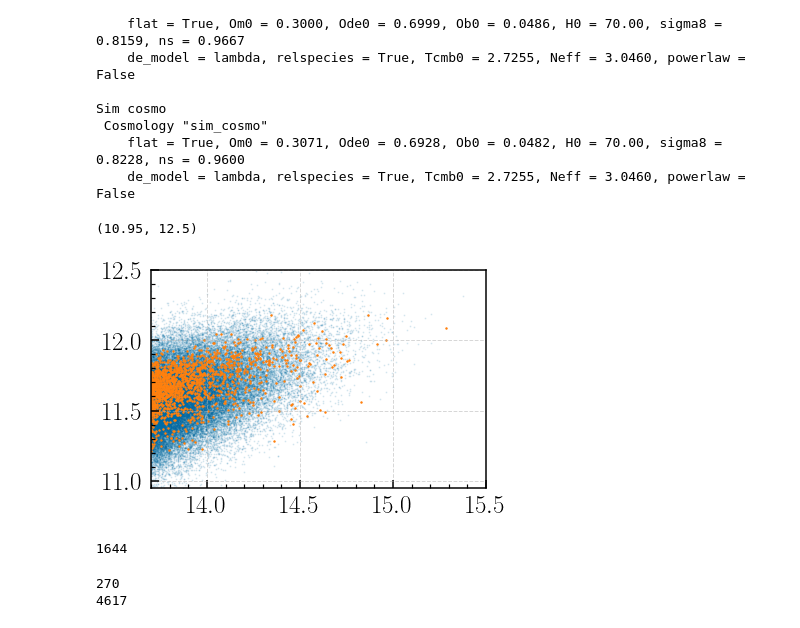
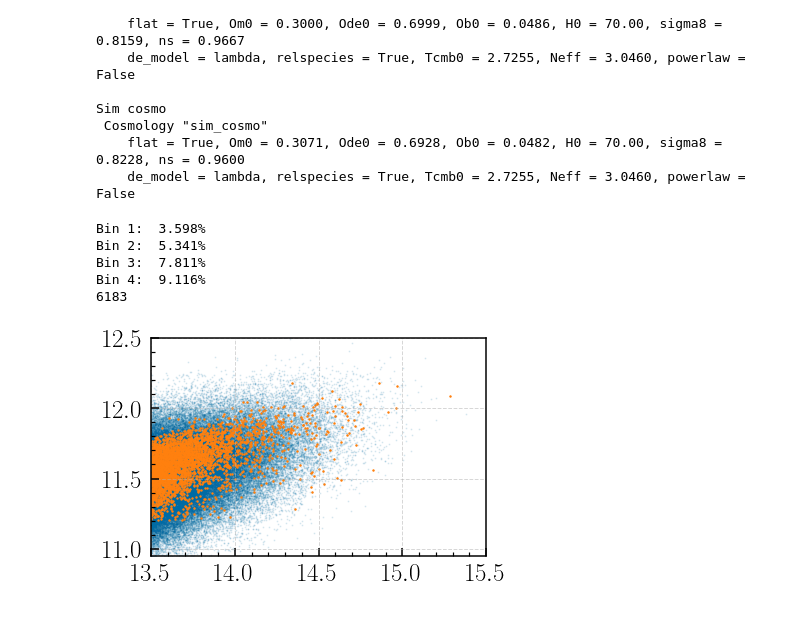
Before and after one commit to dr-guangtou/jianbing, a Jupyter notebook: notebooks/figure/figD1.ipynb, the cells around one changed output. Cells and saved outputs as stored; diff of their text form; code cells hidden in the pictures.

```diff
--- a/notebooks/figure/figD1.ipynb
+++ b/notebooks/figure/figD1.ipynb
@@ -344,7 +354,7 @@ Sim cosmo
     de_model = lambda, relspecies = True, Tcmb0 = 2.7255, Neff = 3.0460, powerlaw = False
 # %%
 # Halo catalog
-halo_cat = np.load(os.path.join(data_dir, 'mdpl2_halos_0.7333_reduced_logmvir_13.npy'))
+halo_cat = np.load(os.path.join(data_dir, 'mdpl2_halos_0.7333_reduced_logmpeak_13.npy'))
 halo_cat_new = rfn.rename_fields(halo_cat, {'halo_x': 'x', 'halo_y': 'y', 'halo_z': 'z'})
 
 # Downsampled particle files
@@ -354,17 +364,42 @@ particles = np.vstack([ptcl_cat["x"], ptcl_cat["y"], ptcl_cat["z"]]).T
 
 sim_dsig_all = Table.read(os.path.join(sim_dir, 'sim_merge_all_dsig.fits'))
 # %%
-alpha, pi = 0.4, 6.05
+alpha, pi = 0.34, 6.88
 sigms = 0.2
 
-logms = np.random.normal(loc=(alpha * np.log10(halo_cat['Mvir']) + pi), scale=sigms)
+logms = np.random.normal(loc=(alpha * np.log10(halo_cat['Mpeak']) + pi), scale=sigms)
 
 plt.scatter(np.log10(halo_cat['Mvir']), logms, alpha=0.1, s=1)
 
 plt.scatter(hsc_pre['logmh_vir_plane'], hsc_pre['logm_100'], s=2)
 
-plt.xlim(13.7, 15.5)
+plt.xlim(13.5, 15.5)
 plt.ylim(10.95, 12.5)
+
+mock_cat = Table(copy.deepcopy(halo_cat_new))
+mock_cat['logms'] = logms
+mock_cat.sort('logms')
+mock_cat.reverse()
+
+bin_edges = [0, 1334, 6277, 22523, 50869]
+mock_bin_1 = mock_cat[bin_edges[0]: bin_edges[1]]
+mock_bin_2 = mock_cat[bin_edges[1]: bin_edges[2]]
+mock_bin_3 = mock_cat[bin_edges[2]: bin_edges[3]]
+mock_bin_4 = mock_cat[bin_edges[3]: bin_edges[4]]
+
+print("Bin 1: {:6.3f}%".format((mock_bin_1["upid"] != -1).sum() / len(mock_bin_1) * 100.0))
+print("Bin 2: {:6.3f}%".format((mock_bin_2["upid"] != -1).sum() / len(mock_bin_2) * 100.0))
+print("Bin 3: {:6.3f}%".format((mock_bin_3["upid"] != -1).sum() / len(mock_bin_3) * 100.0))
+print("Bin 4: {:6.3f}%".format((mock_bin_4["upid"] != -1).sum() / len(mock_bin_4) * 100.0))
+
+mock_sat = mock_cat[(mock_cat['logms'] >= 11.6) & (mock_cat['logms'] <= 11.8)]
+mock_sat = mock_sat[mock_sat["upid"] != -1]
+
+print(len(mock_sat))
 # %% [output]
-(10.95, 12.5)
+Bin 1:  3.598%
+Bin 2:  5.341%
+Bin 3:  7.811%
+Bin 4:  9.116%
+6183
-[figure, old version]
+[figure, new version]
@@ -376,16 +405,0 @@ mock_cat.reverse()
-# %%
-mock_sat = mock_cat[8000:50869]
-mock_sat = mock_sat[mock_sat["upid"] != -1]
-
-print(len(mock_sat))
-# %% [output]
-1644
-# %%
-sat = hsc_use[~hsc_use['cen_mask_3'] & np.isfinite(hsc_use['logm_50_100']) &
-              np.isfinite(hsc_use['logm_100'])]
-
-print((sat['logm_100'] >= 11.8).sum() * 27)
-print((sat['logm_100'] >= 11.6).sum() * 27)
-# %% [output]
-270
-4617
```
Also changed, not shown: parts of 7 cells of this notebook, 1 other file.
